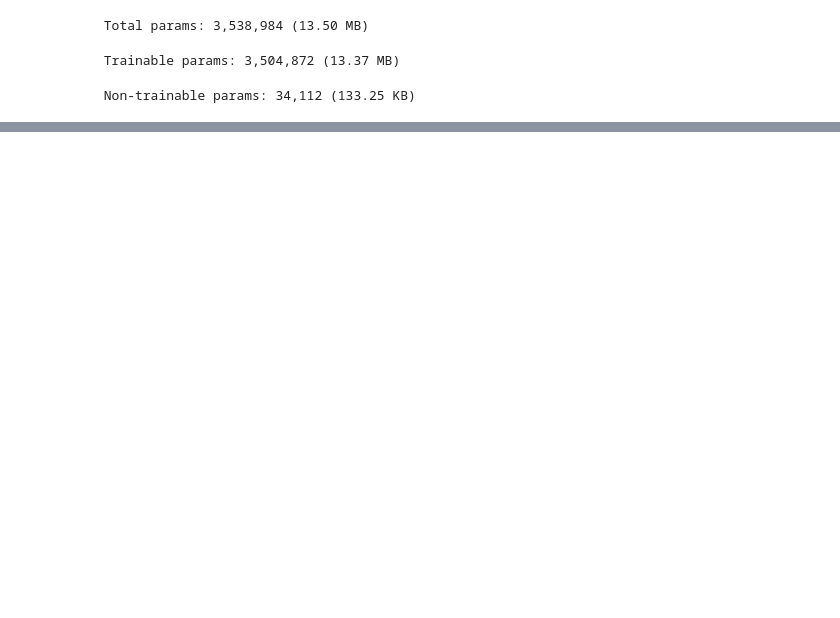
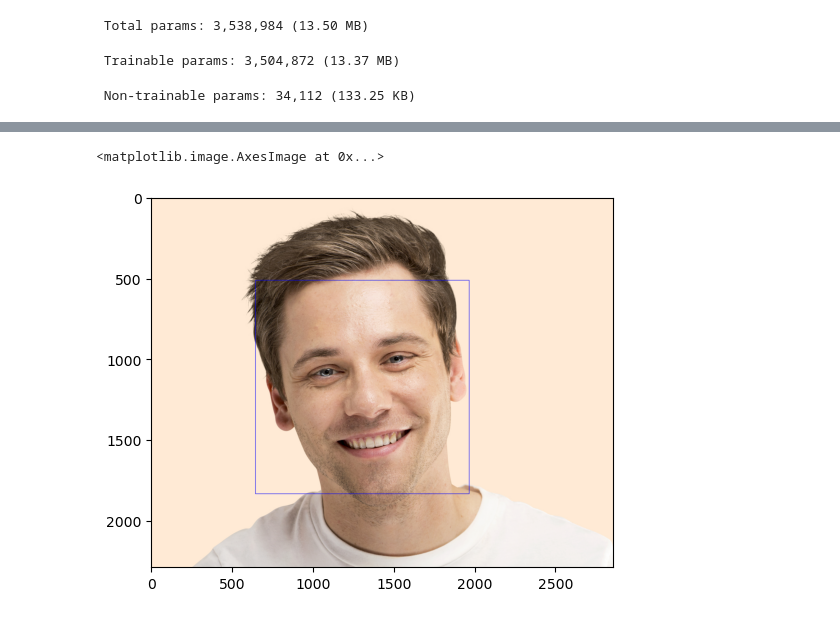
Before and after one commit to Enesguzel1/EmotionRecognition, a Jupyter notebook: EmotionRecognation.ipynb, the cells around one changed output, grey strips where cells are left out. Drawn from its saved outputs; the diff is of its cells as text; code cells hidden in the pictures; blank space fills up the shorter version.

```diff
--- a/EmotionRecognation.ipynb
+++ b/EmotionRecognation.ipynb
@@ -171,0 +231,5 @@ new_model.compile(loss='spare_categorical_crossentropy',optimizer='adam',metrics
+# %%
+plt.imshow(cv2.cvtColor(frame,cv2.COLOR_BGR2RGB))
+# %% [output]
+<matplotlib.image.AxesImage at 0x...>
+[figure, added]
```
Also changed, not shown: parts of 21 cells of this notebook.
